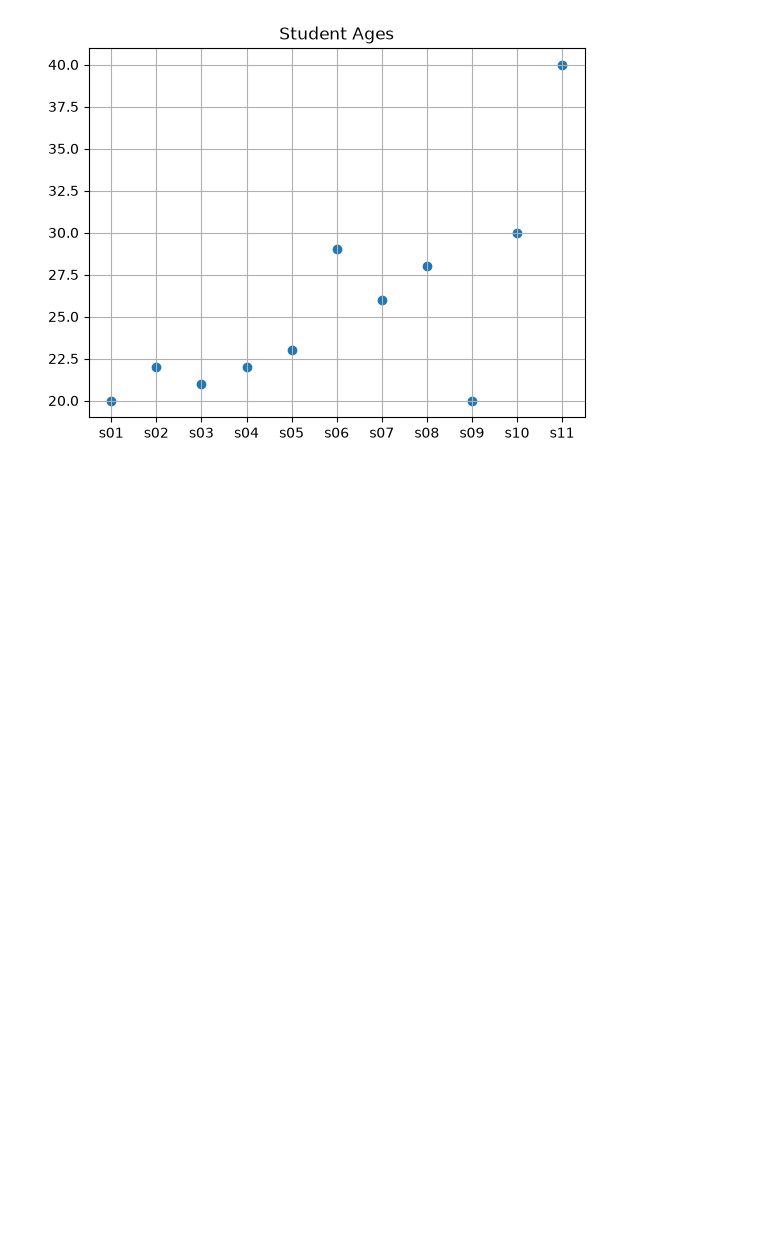
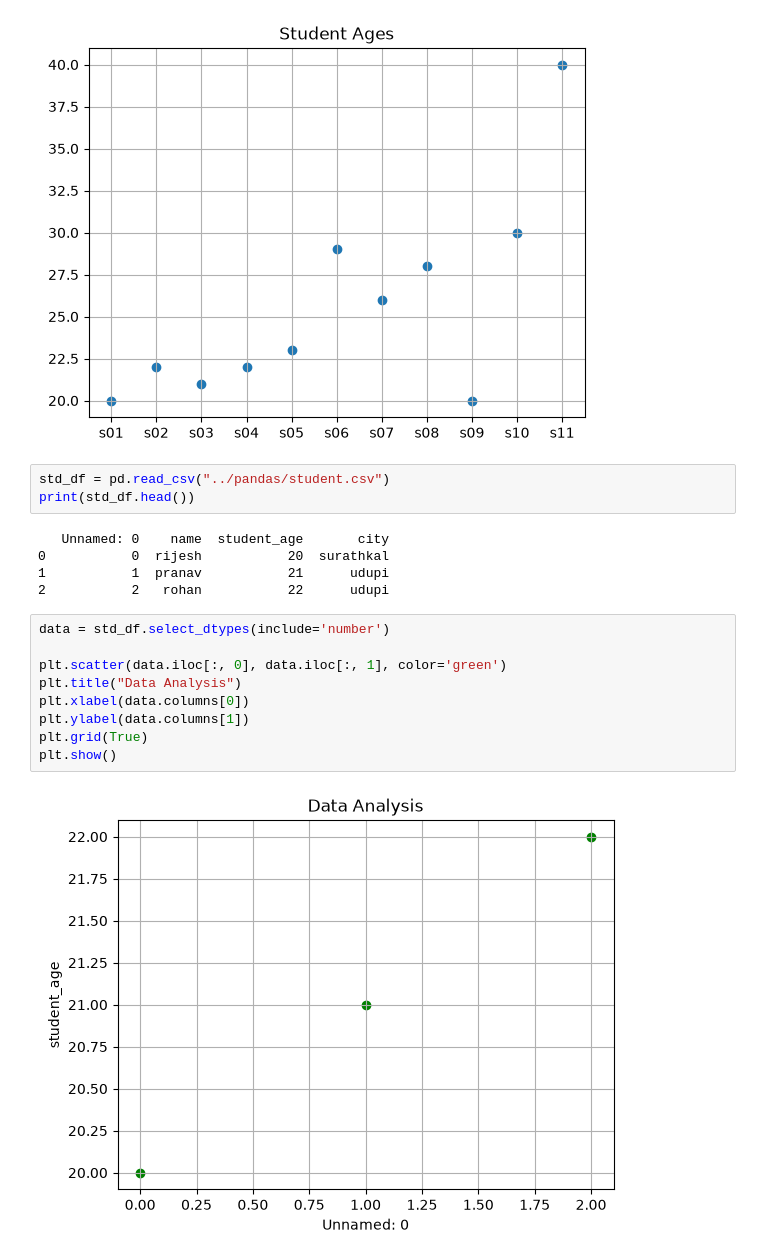
Before and after one commit to Rijesh033/placement-training, a Jupyter notebook: Data visualization/practice.ipynb, the cells around one changed output. Cells and saved outputs as stored; diff of their text form; blank space fills up the shorter version.

Commit message:
Update Data visualization project

```diff
--- a/Data visualization/practice.ipynb
+++ b/Data visualization/practice.ipynb
@@ -126,3 +126,22 @@ plt.grid(True)
 plt.show()
 # %% [output]
 [figure]
+# %%
+std_df = pd.read_csv("../pandas/student.csv")
+print(std_df.head())
+# %% [output]
+   Unnamed: 0    name  student_age       city
+0           0  rijesh           20  surathkal
+1           1  pranav           21      udupi
+2           2   rohan           22      udupi
+# %%
+data = std_df.select_dtypes(include='number')
+
+plt.scatter(data.iloc[:, 0], data.iloc[:, 1], color='green')
+plt.title("Data Analysis")
+plt.xlabel(data.columns[0])
+plt.ylabel(data.columns[1])
+plt.grid(True)
+plt.show()
+# %% [output]
+[figure, added]
```
Also changed, not shown: parts of 9 cells of this notebook.
